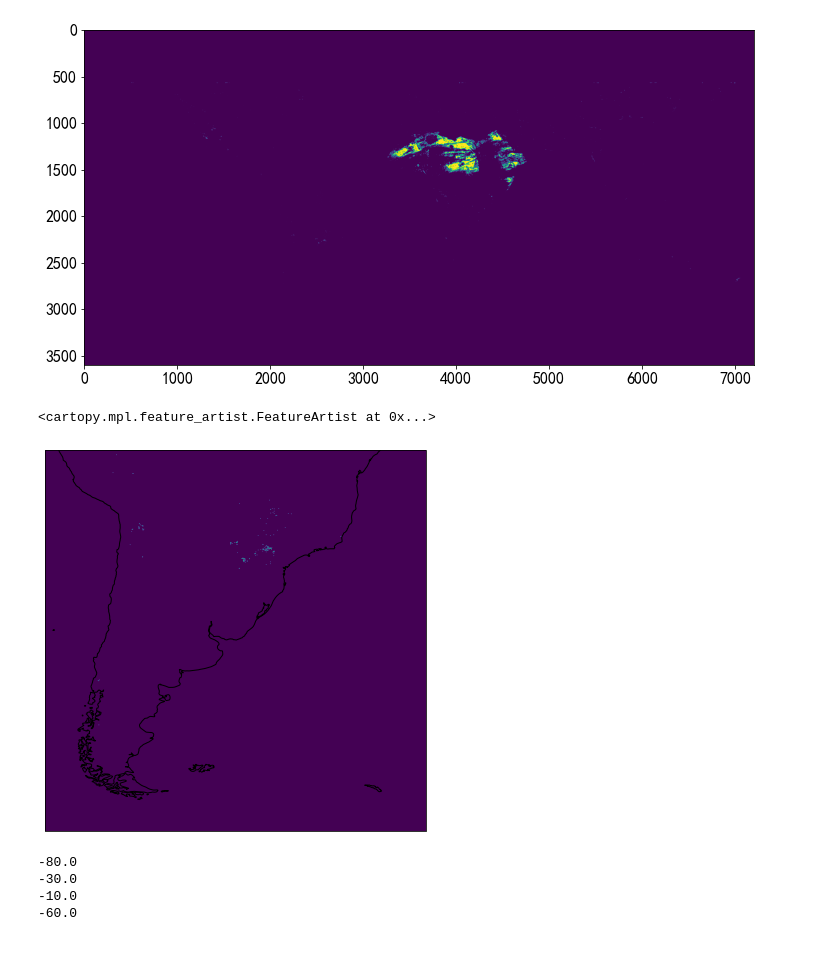
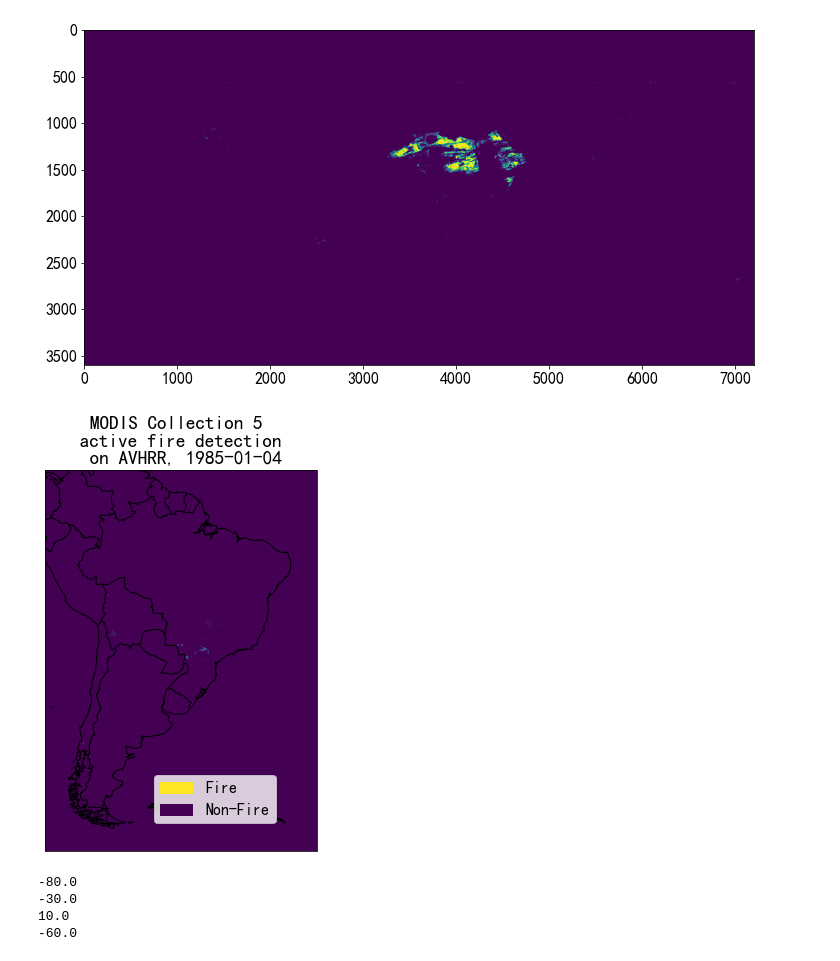
Before and after one commit to vysitu/avhrr_tools, a Jupyter notebook: fire/2_fire_detect.ipynb, the cells around one changed output. Drawn from its saved outputs; the diff is of its cells as text; code cells hidden in the pictures.

```diff
--- a/fire/2_fire_detect.ipynb
+++ b/fire/2_fire_detect.ipynb
@@ -68,20 +71,31 @@ plt.imshow(mask1r * conds)
 # %%
 firev5 = mask1r * conds
 
 fig = plt.figure()
 ax = fig.add_subplot(1, 1, 1, projection=ccrs.PlateCarree())
-ax.imshow(firev5[2000:3000,2000:3000], extent = [-80,-30, -60, -10]) # Amazon region
+p1 = ax.imshow(firev5[1600:3000,2000:3000], extent = [-80,-30, -60, 10]) # Amazon region
 ax.coastlines()
+ax.add_feature(cfeature.BORDERS)
+
+# colormap used by imshow
+colors = [ p1.cmap(p1.norm(value)) for value in [1,0]]
+# create a patch (proxy artist) for every color
+tp = ['Fire','Non-Fire']
+patches = [ mpatches.Patch(color=colors[i], label=f"{tp[i]}") for i in range(len(tp)) ]
+# put those patched as legend-handles into the legend
+plt.legend(handles=patches, bbox_to_anchor=(0.4, 0.2), loc=2, borderaxespad=0. )
+
+ax.set_title('MODIS Collection 5 \n active fire detection \n on AVHRR, 1985-01-04')
+fig.savefig('../note/0104_activefire.png', bbox_inches='tight')
 # %% [output]
-<cartopy.mpl.feature_artist.FeatureArtist at 0x...>
-[figure, old version]
+[figure, new version]
 # %%
 print(-180 + 2000 * 0.05)
 print(-180 + 3000 * 0.05)
-print(90 - 2000 * 0.05)
+print(90 - 1600 * 0.05)
 print(90 - 3000 * 0.05)
 # %% [output]
 -80.0
 -30.0
--10.0
+10.0
 -60.0
```
Also changed, not shown: parts of 2 cells of this notebook, 4 other files.
